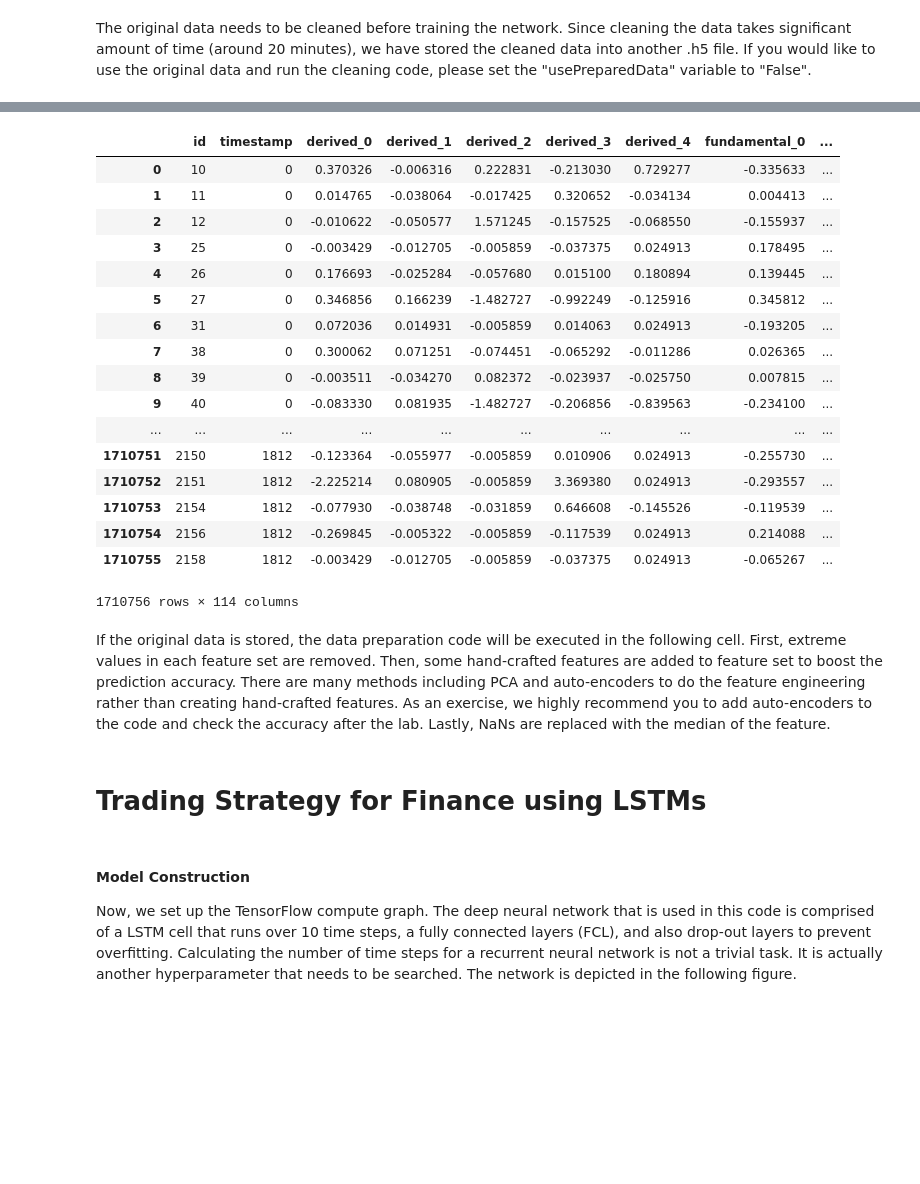
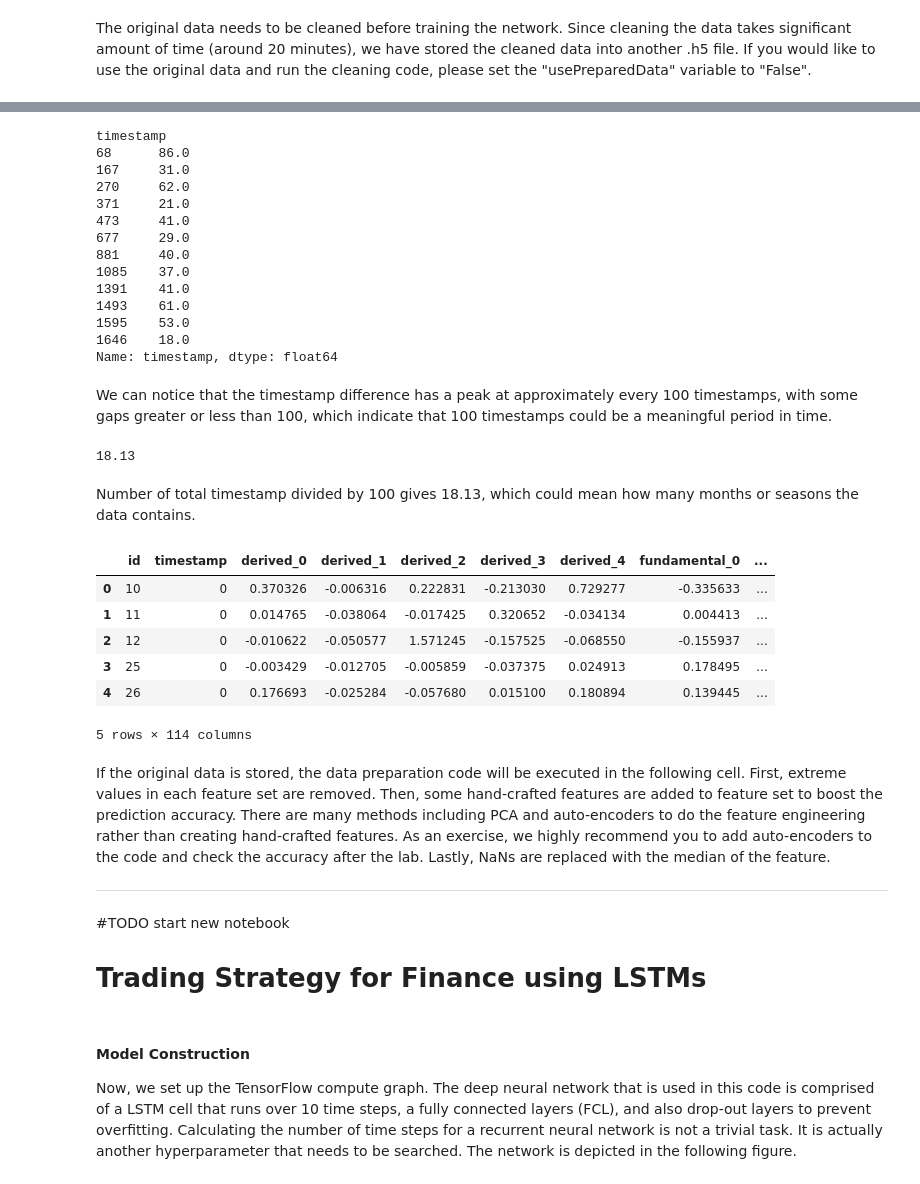
Before and after one commit to jlroo/trading-lstm, a Jupyter notebook: notebooks/Trading_Strategy_LSTM.ipynb, the cells around one changed output, grey strips where cells are left out. Saved outputs shown, nothing was run; the diff lists cells and outputs as text; code cells hidden in the pictures; blank space fills up the shorter version.

```diff
--- a/notebooks/Trading_Strategy_LSTM.ipynb
+++ b/notebooks/Trading_Strategy_LSTM.ipynb
@@ -42,17 +70,10 @@ A typical DL workflow starts with data preparation because the data is not clean
 # %% [markdown]
 The original data needs to be cleaned before training the network. Since cleaning the data takes significant amount of time (around 20 minutes), we have stored the cleaned data into another .h5 file. If you would like to use the original data and run the cleaning code, please set the "usePreparedData" variable to "False".
 # %%
-# The data is prepared and stored in a seperate .h5 file.
-# Set usePreparedData = False to use the original data and run the data preparation code
-usePreparedData = True
 # insampleCutoffTimestamp variable is used to split the data in time into two pieces to create training and test set.
 insampleCutoffTimestamp = 1650
 
-# If usePreparatedData is True, then the prepared data is stored. Otherwise, the original data is stored
-if usePreparedData == True:
-    #with pd.HDFStore("/home/mimas/2sigma/DLI_FSI/2sigma/train_prepared.h5", 'r') as train:
-    with pd.HDFStore("../data/algo_training/trainDataPrepared.h5", 'r') as train:
-        df = train.get("train")
-else:
-    with pd.HDFStore("../data/algo_training/train.h5", 'r') as train:
-        df = train.get("train")
+# The data is prepared and stored in a seperate .h5 file.
+# Load the pre-prepared data
+with pd.HDFStore("../data/algo_training/trainDataPrepared.h5", 'r') as train:
+    df = train.get("train")
@@ -61,24 +297,41 @@ There are multiple instruments in the dataset and each instrument has an id. Tim
+# %%
+timediff[abs(timediff)>15]
+# %% [output]
+timestamp
+68      86.0
+167     31.0
+270     62.0
+371     21.0
+473     41.0
+677     29.0
+881     40.0
+1085    37.0
+1391    41.0
+1493    61.0
+1595    53.0
+1646    18.0
+Name: timestamp, dtype: float64
+# %% [markdown]
+We can notice that the timestamp difference has a peak at approximately every 100 timestamps, with some gaps greater or less than 100, which indicate that 100 timestamps could be a meaningful period in time.
+# %%
+len(df['timestamp'].unique())/100
+# %% [output]
+18.13
+# %% [markdown]
+Number of total timestamp divided by 100 gives 18.13, which could mean how many months or seasons the data contains.
 # %%
 # This will print the dataset
-df
+df.head()
 # %% [output]
 |  | id | timestamp | derived_0 | derived_1 | derived_2 | derived_3 | derived_4 | fundamental_0 | ... |
 | 0 | 10 | 0 | 0.370326 | -0.006316 | 0.222831 | -0.213030 | 0.729277 | -0.335633 | ... |
 | 1 | 11 | 0 | 0.014765 | -0.038064 | -0.017425 | 0.320652 | -0.034134 | 0.004413 | ... |
 | 2 | 12 | 0 | -0.010622 | -0.050577 | 1.571245 | -0.157525 | -0.068550 | -0.155937 | ... |
 | 3 | 25 | 0 | -0.003429 | -0.012705 | -0.005859 | -0.037375 | 0.024913 | 0.178495 | ... |
 | 4 | 26 | 0 | 0.176693 | -0.025284 | -0.057680 | 0.015100 | 0.180894 | 0.139445 | ... |
-| 5 | 27 | 0 | 0.346856 | 0.166239 | -1.482727 | -0.992249 | -0.125916 | 0.345812 | ... |
-| 6 | 31 | 0 | 0.072036 | 0.014931 | -0.005859 | 0.014063 | 0.024913 | -0.193205 | ... |
-| 7 | 38 | 0 | 0.300062 | 0.071251 | -0.074451 | -0.065292 | -0.011286 | 0.026365 | ... |
-| 8 | 39 | 0 | -0.003511 | -0.034270 | 0.082372 | -0.023937 | -0.025750 | 0.007815 | ... |
-| 9 | 40 | 0 | -0.083330 | 0.081935 | -1.482727 | -0.206856 | -0.839563 | -0.234100 | ... |
-| ... | ... | ... | ... | ... | ... | ... | ... | ... | ... |
-| 1710751 | 2150 | 1812 | -0.123364 | -0.055977 | -0.005859 | 0.010906 | 0.024913 | -0.255730 | ... |
-| 1710752 | 2151 | 1812 | -2.225214 | 0.080905 | -0.005859 | 3.369380 | 0.024913 | -0.293557 | ... |
-| 1710753 | 2154 | 1812 | -0.077930 | -0.038748 | -0.031859 | 0.646608 | -0.145526 | -0.119539 | ... |
-| 1710754 | 2156 | 1812 | -0.269845 | -0.005322 | -0.005859 | -0.117539 | 0.024913 | 0.214088 | ... |
-| 1710755 | 2158 | 1812 | -0.003429 | -0.012705 | -0.005859 | -0.037375 | 0.024913 | -0.065267 | ... |
-1710756 rows × 114 columns
+5 rows × 114 columns
 # %% [markdown]
 If the original data is stored, the data preparation code will be executed in the following cell. First, extreme values in each feature set are removed. Then, some hand-crafted features are added to feature set to boost the prediction accuracy. There are many methods including PCA and auto-encoders to do the feature engineering rather than creating hand-crafted features. As an exercise, we highly recommend you to add auto-encoders to the code and check the accuracy after the lab. Lastly, NaNs are replaced with the median of the feature.
+
+
+---------
@@ -95,4 +338,5 @@ if usePreparedData == False:
 # %% [markdown]
+#TODO start new notebook
 # Trading Strategy for Finance using LSTMs
 # %% [markdown]
 #### Model Construction
```
Also changed, not shown: parts of 54 cells of this notebook, 24 other files.
